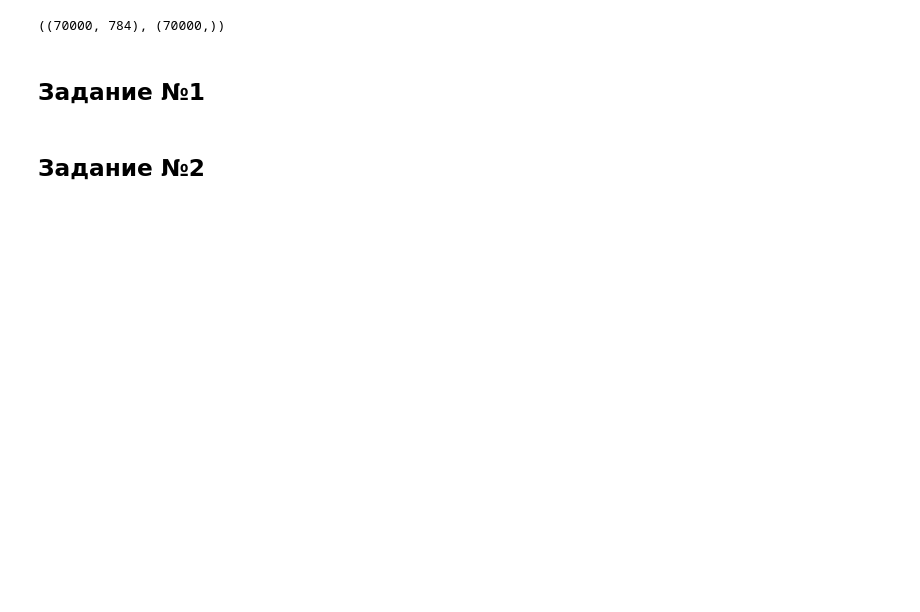
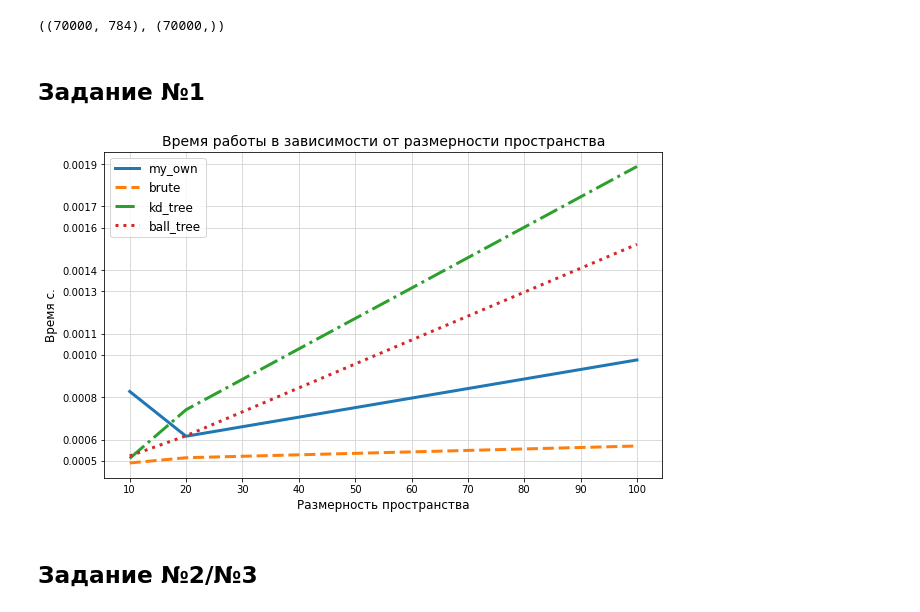
Before and after one commit to Tytskiy/Study, a Jupyter notebook: mmp-fall-2020/practicum/hm-4(KNN)/hm-4.ipynb, the cells around one changed output. Saved outputs shown, nothing was run; the diff lists cells and outputs as text; code cells hidden in the pictures; blank space fills up the shorter version.

```diff
--- a/mmp-fall-2020/practicum/hm-4(KNN)/hm-4.ipynb
+++ b/mmp-fall-2020/practicum/hm-4(KNN)/hm-4.ipynb
@@ -15,34 +17,38 @@ X.shape, y.shape
 ((70000, 784), (70000,))
 # %%
 X_train, X_test, y_train, y_test = train_test_split(X, y, test_size=10000, shuffle=True, random_state=42)
+# %%
+X_train_t, X_test_t, y_train_t, y_test_t = train_test_split(X, y, test_size=3000,train_size=10000, shuffle=True, random_state=42)
 # %% [markdown]
 ## Задание №1
 # %%
 num_features = [10, 20, 100]
 select_features = [np.random.choice(np.arange(784), i, replace=False) for i in num_features]
 
 strategy = ["my_own", "brute", "kd_tree", "ball_tree"]
 metric = "euclidean"
 
 time = np.zeros((len(strategy), len(num_features)))
 
 ls = ["-", "--", "-.", ":"]
 plt.figure(figsize=(10, 6))
 for i, strat in enumerate(strategy):
     model = nn.KNNClassifier(5, strategy=strat, metric=metric)
     for j, f in enumerate(select_features):
-        model.fit(X_train[:, f], y)
-        t = %timeit -q -o model.find_kneighbors(X_test[:, f])
+        model.fit(X_train_t[:, f], y_train_t)
+        t = %timeit -q -o -n 20 model.find_kneighbors(X_test_t[:, f])
         time[i][j] = t.average
-    plt.plot(num_features, time[i], label=strat, ls=ls[i])
+    plt.plot(num_features, time[i], label=strat, ls=ls[i],lw=3)
 
 plt.ylabel("Время с.", size=12)
 plt.xlabel("Размерность пространства", size=12)
 plt.yticks(np.linspace(time.min(), time.max(), 10).round(4))
 plt.xticks(np.arange(10, 101, 10))
 plt.title("Время работы в зависимости от размерности пространства", size=14)
 plt.grid(True, color="lightgrey")
 plt.legend(fontsize=12)
 plt.show()
+# %% [output]
+[figure, added]
 # %% [markdown]
-## Задание №2
+## Задание №2/№3
```
Also changed, not shown: parts of 15 cells of this notebook, 2 other files.
